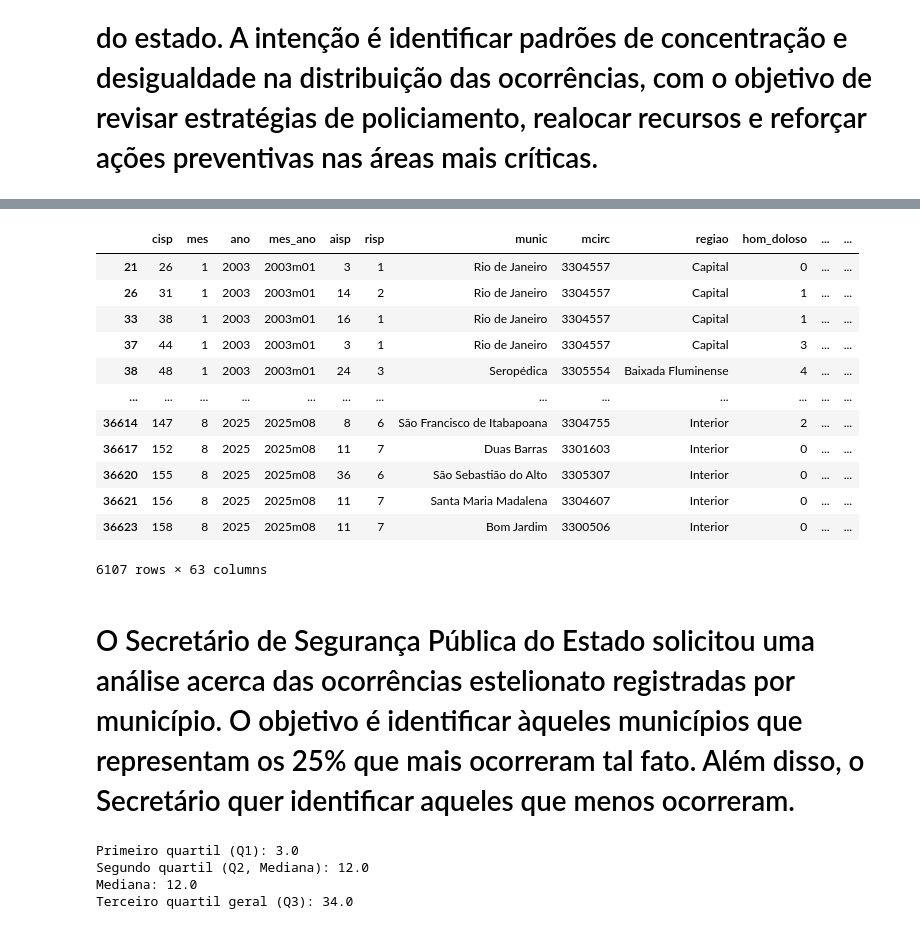
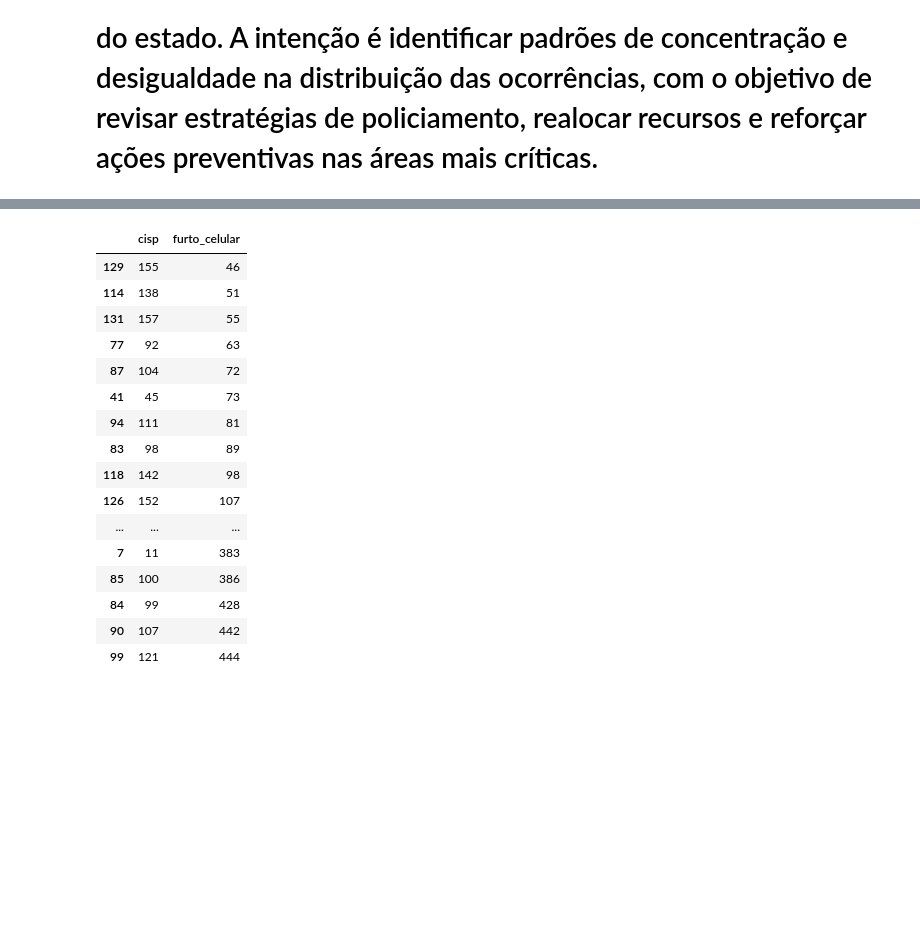
Before and after one commit to leticyanunes/Repo_Senac, a Jupyter notebook: desafio_analitico.ipynb, the cells around one changed output, grey strips where cells are left out. Cells and saved outputs as stored; diff of their text form; code cells hidden in the pictures; blank space fills up the shorter version.

```diff
--- a/desafio_analitico.ipynb
+++ b/desafio_analitico.ipynb
@@ -23,7 +17,7 @@ delegacia
 # %%
 # Agrupar os dados por delegacia, somando o total de furtos registrados
 
-total_furtos = delegacia.groupby('cisp')['furto_celular'].sum().reset_index().sort_values(by = 'furto_celular', ascending = False)
+total_furtos = delegacia.groupby('cisp')['furto_celular'].sum().reset_index()
 total_furtos
 # %% [output]
 |  | cisp | furto_celular |
@@ -42,7 +36,7 @@ total_furtos
 # %%
 # Calcular a média, mediana e os quartis das ocorrências por delegacia.
 
-ocorrencias_array = np.array(delegacia['furto_celular'])
+ocorrencias_array = np.array(total_furtos['furto_celular'])
 # %%
 mediana = np.median(ocorrencias_array)
 media = np.mean(ocorrencias_array)
@@ -84,21 +106,23 @@ delegacia_25mais
 # %%
 # As delegacias que representam os 25% com menor número de furtos (primeiro quartil).
 
-delegacia_25menos = delegacia.loc[delegacia['furto_celular'] < q1]
-delegacia_25menos
+delegacia_25menos = total_furtos.loc[total_furtos['furto_celular'] < q1]
+delegacia_25menos.sort_values(by = 'furto_celular')
 # %% [output]
-|  | cisp | mes | ano | mes_ano | aisp | risp | munic | mcirc | regiao | hom_doloso | ... | ... |
-| 21 | 26 | 1 | 2003 | 2003m01 | 3 | 1 | Rio de Janeiro | 3304557 | Capital | 0 | ... | ... |
-| 26 | 31 | 1 | 2003 | 2003m01 | 14 | 2 | Rio de Janeiro | 3304557 | Capital | 1 | ... | ... |
-| 33 | 38 | 1 | 2003 | 2003m01 | 16 | 1 | Rio de Janeiro | 3304557 | Capital | 1 | ... | ... |
-| 37 | 44 | 1 | 2003 | 2003m01 | 3 | 1 | Rio de Janeiro | 3304557 | Capital | 3 | ... | ... |
-| 38 | 48 | 1 | 2003 | 2003m01 | 24 | 3 | Seropédica | 3305554 | Baixada Fluminense | 4 | ... | ... |
-| ... | ... | ... | ... | ... | ... | ... | ... | ... | ... | ... | ... | ... |
-| 36614 | 147 | 8 | 2025 | 2025m08 | 8 | 6 | São Francisco de Itabapoana | 3304755 | Interior | 2 | ... | ... |
-| 36617 | 152 | 8 | 2025 | 2025m08 | 11 | 7 | Duas Barras | 3301603 | Interior | 0 | ... | ... |
-| 36620 | 155 | 8 | 2025 | 2025m08 | 36 | 6 | São Sebastião do Alto | 3305307 | Interior | 0 | ... | ... |
-| 36621 | 156 | 8 | 2025 | 2025m08 | 11 | 7 | Santa Maria Madalena | 3304607 | Interior | 0 | ... | ... |
-| 36623 | 158 | 8 | 2025 | 2025m08 | 11 | 7 | Bom Jardim | 3300506 | Interior | 0 | ... | ... |
+|  | cisp | furto_celular |
+| 129 | 155 | 46 |
+| 114 | 138 | 51 |
+| 131 | 157 | 55 |
+| 77 | 92 | 63 |
+| 87 | 104 | 72 |
+| 41 | 45 | 73 |
+| 94 | 111 | 81 |
+| 83 | 98 | 89 |
+| 118 | 142 | 98 |
+| 126 | 152 | 107 |
+| ... | ... | ... |
+| 7 | 11 | 383 |
+| 85 | 100 | 386 |
+| 84 | 99 | 428 |
+| 90 | 107 | 442 |
+| 99 | 121 | 444 |
-6107 rows × 63 columns
-# %% [markdown]
-# O Secretário de Segurança Pública do Estado solicitou uma análise acerca das ocorrências estelionato registradas por município. O objetivo é identificar àqueles municípios que representam os 25% que mais ocorreram tal fato. Além disso, o Secretário quer identificar aqueles que menos ocorreram.
@@ -107,16 +128,0 @@ estelionato_array = np.array(delegacia['estelionato'])
-# %%
-mediana = np.median(estelionato_array)
-
-q1 = np.percentile(estelionato_array, 25)
-q2 = np.percentile(estelionato_array, 50)
-q3 = np.percentile(estelionato_array, 75)
-
-print(f'Primeiro quartil (Q1): {q1}')
-print(f'Segundo quartil (Q2, Mediana): {q2}')
-print(f'Mediana: {mediana}')
-print(f'Terceiro quartil geral (Q3): {q3}')
-# %% [output]
-Primeiro quartil (Q1): 3.0
-Segundo quartil (Q2, Mediana): 12.0
-Mediana: 12.0
-Terceiro quartil geral (Q3): 34.0
```
Also changed, not shown: parts of 14 cells of this notebook, 2 other files.
